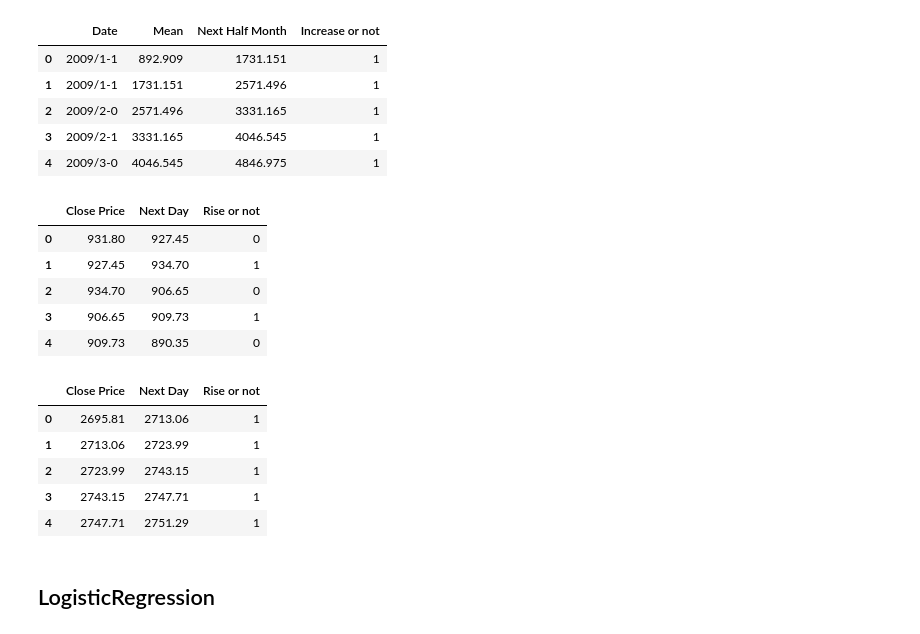
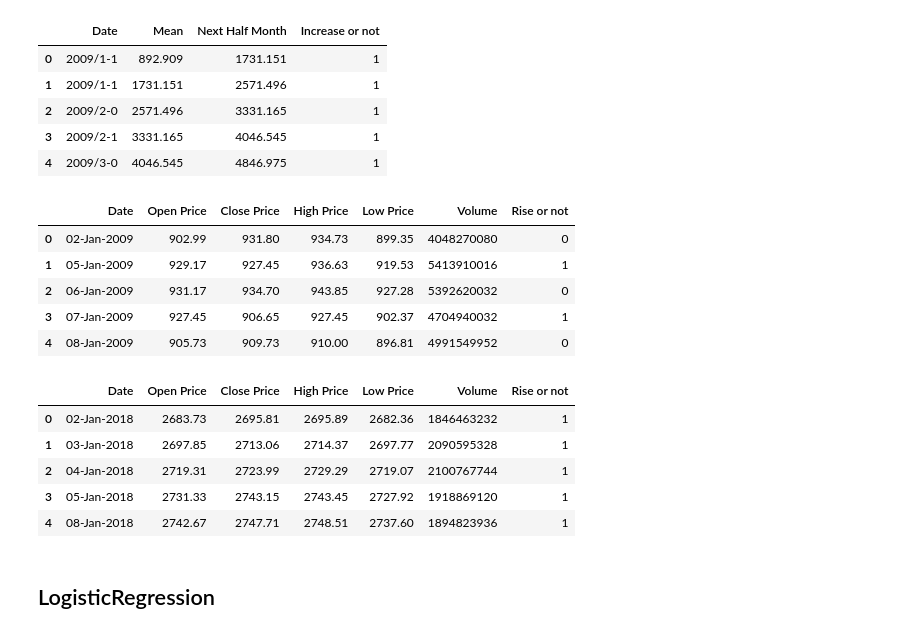
Before and after one commit to PengWenChen/FDA-Course, a Jupyter notebook: HW3/FDA_HW3.ipynb, the cells around one changed output. Drawn from its saved outputs; the diff is of its cells as text; code cells hidden in the pictures.

```diff
--- a/HW3/FDA_HW3.ipynb
+++ b/HW3/FDA_HW3.ipynb
@@ -74,38 +74,39 @@ df.head()
 | 3 | 2009/2-1 | 3331.165 | 4046.545 | 1 |
 | 4 | 2009/3-0 | 4046.545 | 4846.975 | 1 |
 # %%
-df2 = pd.DataFrame(train_data['Close Price'])
+df2 = pd.DataFrame(train_data)
 df2['Next Day'] = df2['Close Price'].shift(-1)
 
 def RiseOrNot(n):
     if n[1] > n[0]:
         return 1
     return 0
 
 df2['Rise or not'] = df2[['Close Price', 'Next Day']].apply(RiseOrNot, axis=1)
-df2 = df2.dropna( axis=0, how='any' )
+df2.drop('Next Day', axis=1, inplace=True)
 df2.head()
 # %% [output]
-|  | Close Price | Next Day | Rise or not |
-| 0 | 931.80 | 927.45 | 0 |
-| 1 | 927.45 | 934.70 | 1 |
-| 2 | 934.70 | 906.65 | 0 |
-| 3 | 906.65 | 909.73 | 1 |
-| 4 | 909.73 | 890.35 | 0 |
+|  | Date | Open Price | Close Price | High Price | Low Price | Volume | Rise or not |
+| 0 | 02-Jan-2009 | 902.99 | 931.80 | 934.73 | 899.35 | 4048270080 | 0 |
+| 1 | 05-Jan-2009 | 929.17 | 927.45 | 936.63 | 919.53 | 5413910016 | 1 |
+| 2 | 06-Jan-2009 | 931.17 | 934.70 | 943.85 | 927.28 | 5392620032 | 0 |
+| 3 | 07-Jan-2009 | 927.45 | 906.65 | 927.45 | 902.37 | 4704940032 | 1 |
+| 4 | 08-Jan-2009 | 905.73 | 909.73 | 910.00 | 896.81 | 4991549952 | 0 |
 # %%
-df3 = pd.DataFrame(test_data['Close Price'])
+df3 = pd.DataFrame(test_data)
 df3['Next Day'] = df3['Close Price'].shift(-1)
 
 df3['Rise or not'] = df3[['Close Price', 'Next Day']].apply(RiseOrNot, axis=1)
 df3 = df3.dropna( axis=0, how='any' )
+df3.drop('Next Day', axis=1, inplace=True)
 df3.head()
 # %% [output]
-|  | Close Price | Next Day | Rise or not |
-| 0 | 2695.81 | 2713.06 | 1 |
-| 1 | 2713.06 | 2723.99 | 1 |
-| 2 | 2723.99 | 2743.15 | 1 |
-| 3 | 2743.15 | 2747.71 | 1 |
-| 4 | 2747.71 | 2751.29 | 1 |
+|  | Date | Open Price | Close Price | High Price | Low Price | Volume | Rise or not |
+| 0 | 02-Jan-2018 | 2683.73 | 2695.81 | 2695.89 | 2682.36 | 1846463232 | 1 |
+| 1 | 03-Jan-2018 | 2697.85 | 2713.06 | 2714.37 | 2697.77 | 2090595328 | 1 |
+| 2 | 04-Jan-2018 | 2719.31 | 2723.99 | 2729.29 | 2719.07 | 2100767744 | 1 |
+| 3 | 05-Jan-2018 | 2731.33 | 2743.15 | 2743.45 | 2727.92 | 1918869120 | 1 |
+| 4 | 08-Jan-2018 | 2742.67 | 2747.71 | 2748.51 | 2737.60 | 1894823936 | 1 |
 # %% [markdown]
 ## LogisticRegression
 # %%
```
Also changed, not shown: parts of 12 cells of this notebook.
